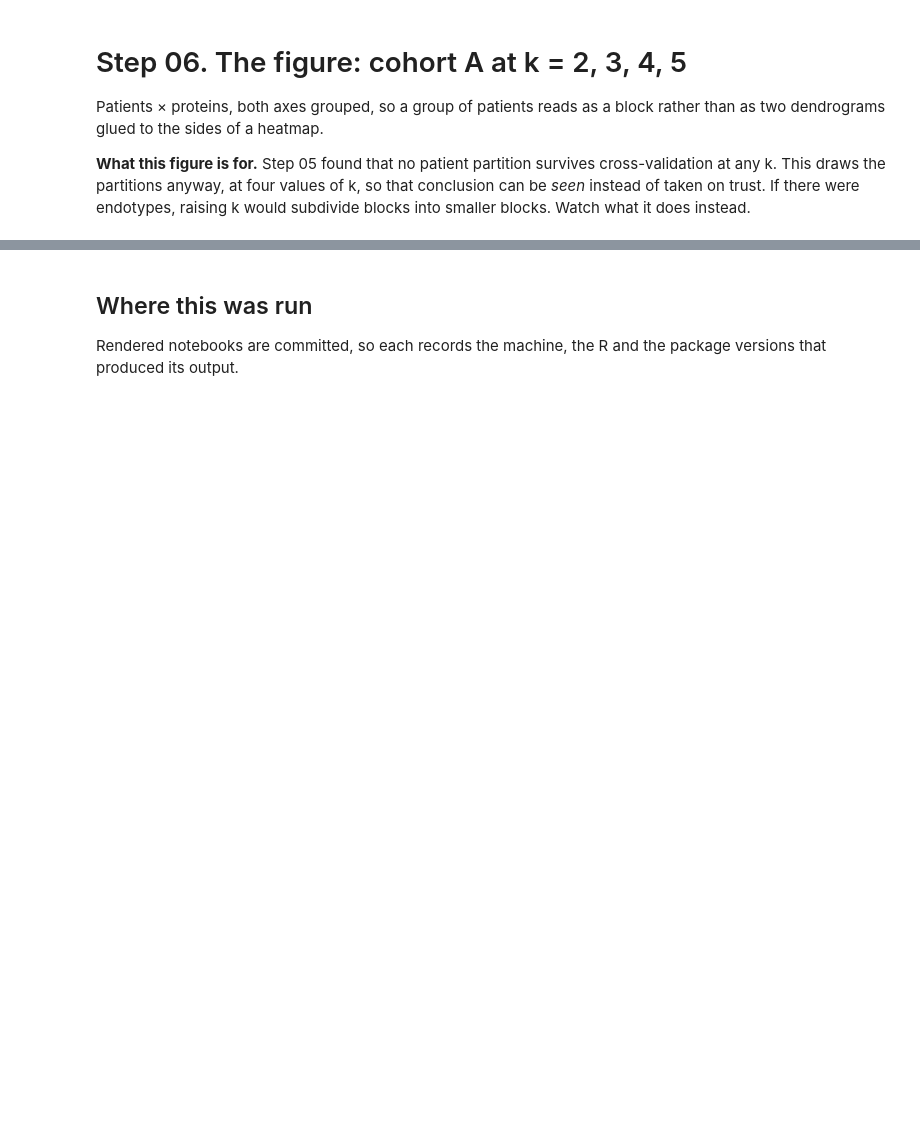
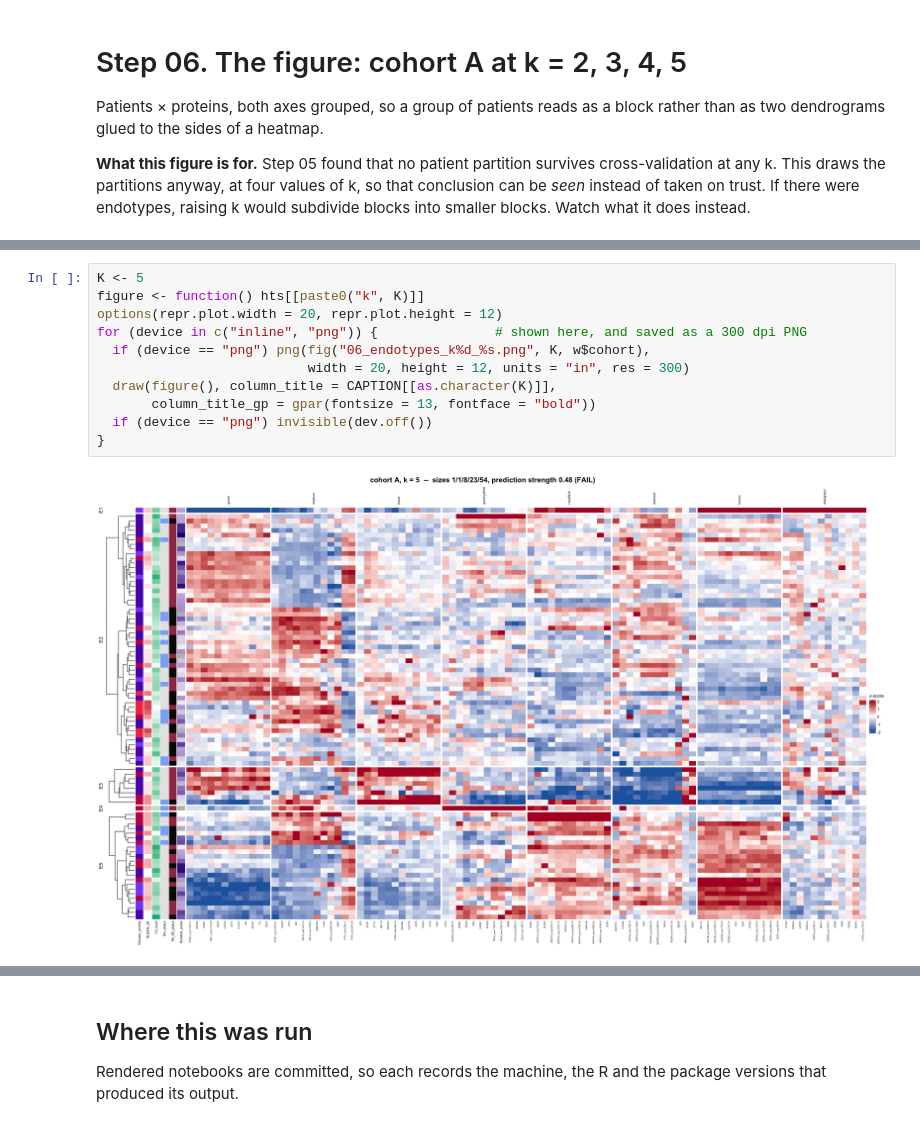
Before and after one commit to NIH-NLM/endotypes-proteomics, a Jupyter notebook: ipynb/06_heatmap.ipynb, the cells around one changed output, grey strips where cells are left out. Drawn from its saved outputs; the diff is of its cells as text; blank space fills up the shorter version.

```diff
--- a/ipynb/06_heatmap.ipynb
+++ b/ipynb/06_heatmap.ipynb
@@ -117,3 +165,16 @@ for (i in seq_along(hts))
+# %%
+K <- 5
+figure <- function() hts[[paste0("k", K)]]
+options(repr.plot.width = 20, repr.plot.height = 12)
+for (device in c("inline", "png")) {               # shown here, and saved as a 300 dpi PNG
+  if (device == "png") png(fig("06_endotypes_k%d_%s.png", K, w$cohort),
+                           width = 20, height = 12, units = "in", res = 300)
+  draw(figure(), column_title = CAPTION[[as.character(K)]],
+       column_title_gp = gpar(fontsize = 13, fontface = "bold"))
+  if (device == "png") invisible(dev.off())
+}
+# %% [output]
+[figure, added]
 # %% [markdown]
 ## Reading the figure
 
```
Also changed, not shown: parts of 12 cells of this notebook, 40 other files.
